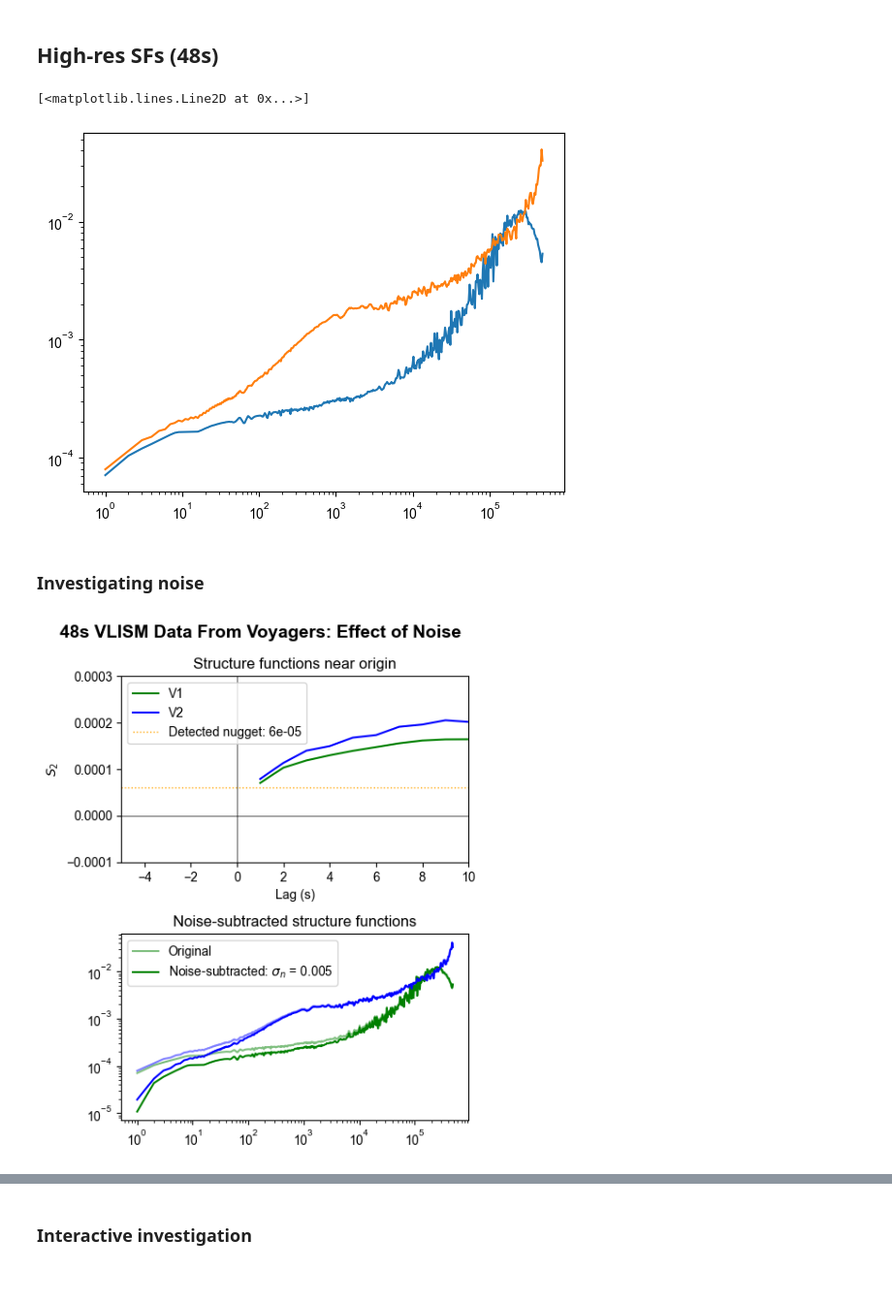
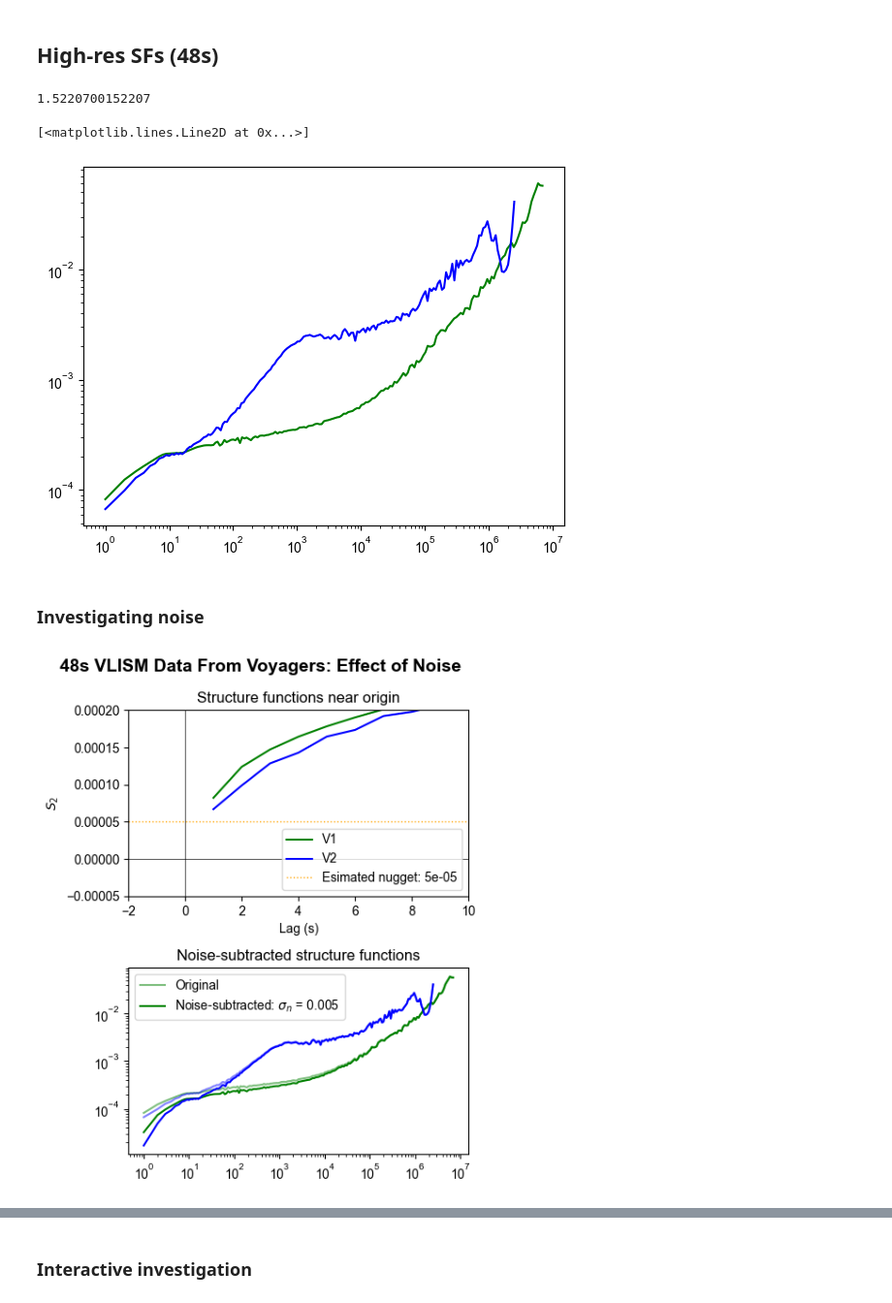
Before and after one commit to daniel-wrench/sf_gap_analysis, a Jupyter notebook: notebooks/ultimate_voyager_sfs.ipynb, the cells around one changed output, grey strips where cells are left out. Shown at 97% size. Cells and saved outputs as stored; diff of their text form; code cells hidden in the pictures.

```diff
--- a/notebooks/ultimate_voyager_sfs.ipynb
+++ b/notebooks/ultimate_voyager_sfs.ipynb
@@ -159,12 +263,23 @@ plt.tight_layout()
 # %%
 v1_raw_lint = v1_raw.interpolate(method="linear")
 v2_raw_lint = v2_raw.interpolate(method="linear")
+# %%
+1e6*48/(365*60*60*24)
+# %% [output]
+1.5220700152207
 # %%
-length = int(1e6) # Can go up to 7.5e6 for V1, 2.7e6 for V2
-nlags = 500
+v1_length = int(7.5e6) # Can go up to 7.5e6 for V1, 2.7e6 for V2
+v2_length = int(2.7e6) # V2 length is 2.7e6
+nlags = 200
 
-lags_v1_hr = np.logspace(0, np.log10(length), nlags)
+lags_v1_hr = np.logspace(0, np.log10(v1_length), nlags)
 # Convert array to integers
 lags_v1_hr = [int(x) for x in lags_v1_hr]
 # Drop duplicate lags
 lags_v1_hr = np.unique([int(x) for x in lags_v1_hr])
+
+lags_v2_hr = np.logspace(0, np.log10(v2_length), nlags)
+# Convert array to integers
+lags_v2_hr = [int(x) for x in lags_v2_hr]
+# Drop duplicate lags
+lags_v2_hr = np.unique([int(x) for x in lags_v2_hr])
@@ -171,7 +321,6 @@ lags_v1_hr = np.unique([int(x) for x in lags_v1_hr])
 # %%
-v1_raw_sub = v1_raw[:length]
-v2_raw_sub = v2_raw[:length]
-lags_v2_hr = lags_v1_hr
+v1_raw_sub = v1_raw[:v1_length]
+v2_raw_sub = v2_raw[:v2_length]
 
 sf_v1_hr, sf_v1_hr_gp = sf_funcs.compute_sf_fast(
     v1_raw_sub[["BR", "BT", "BN"]],
@@ -187,9 +336,9 @@ sf_v2_hr, sf_v2_hr_gp = sf_funcs.compute_sf_fast(
     return_missing=True,
 )
 
-plt.loglog(lags_v1_hr, sf_v1_hr, label="V1")
-plt.loglog(lags_v2_hr, sf_v2_hr, label="V2")
+plt.loglog(lags_v1_hr, sf_v1_hr, label="V1", c = "green")
+plt.loglog(lags_v2_hr, sf_v2_hr, label="V2", c= "blue")
 # %% [output]
 [<matplotlib.lines.Line2D at 0x...>]
-[figure, old version]
+[figure, new version]
 # %%
@@ -225,23 +374,26 @@ ax1.plot(
 )
 
 # Set axis limits
-ax1.set_xlim(-5, 10)
-ax1.set_ylim(-0.0001, 0.0003)
+ax1.set_xlim(-2, 10)
+ax1.set_ylim(-0.00005, 0.0002)
 # Add horizontal line at y=8
 
 ax1.axhline(0, color="black", linewidth=0.5)
 ax1.axvline(0, color="black", linewidth=0.5)
 
-nugget_hr = 0.00006
+#nugget_hr = 0.00006
+nugget_hr = 0.00005
 
 sigma_err_hr = np.sqrt(nugget_hr / 2)
+# sigma_err_hr = 0.035
+# nugget_hr = sigma_err_hr ** 2 * 2
 
 ax1.axhline(
     nugget_hr,
     color="orange",
     linestyle=":",
     linewidth=1,
-    label=f"Detected nugget: {nugget_hr}",
+    label=f"Esimated nugget: {nugget_hr}",
 )
 
 
@@ -258,32 +410,32 @@ ax2.loglog(
     color="green",
     label="Original"
 )
 ax2.loglog(
     lags_v1_hr,
     sf_v1_hr - nugget_hr,
     color="green",
     label=f"Noise-subtracted: $\sigma_n$ = {sigma_err_hr:.3f}",
 )
 ax2.loglog(
     lags_v2_hr,
     sf_v2_hr,
     color="blue",
     alpha=0.5,
 )
 ax2.loglog(
     lags_v2_hr,
     sf_v2_hr - nugget_hr,
     color="blue",
 )
 ax2.legend()
 
 plt.suptitle(
     "48s VLISM Data From Voyagers: Effect of Noise",
     fontsize=14,
     fontweight="bold",
     x=0.5,
 )
 plt.tight_layout()
 # %% [output]
-[figure, old version]
+[figure, new version]
 # %% [markdown]
```
Also changed, not shown: parts of 14 cells of this notebook.
